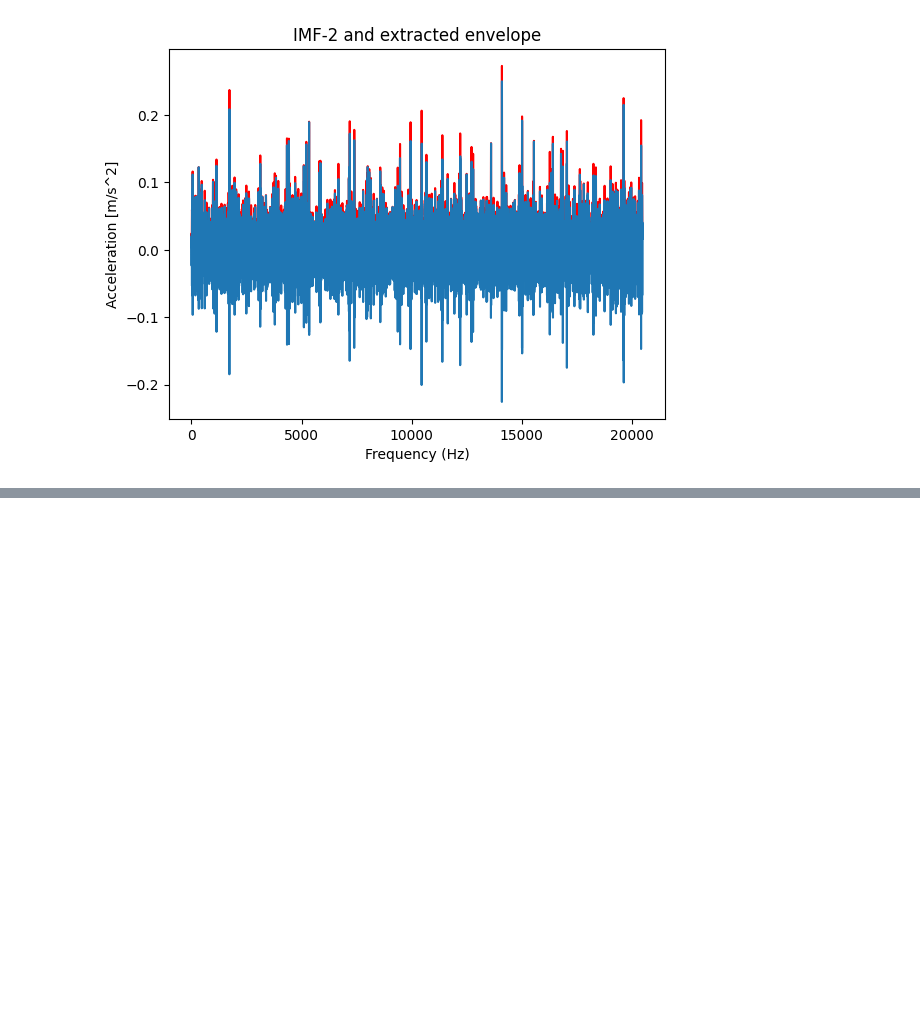
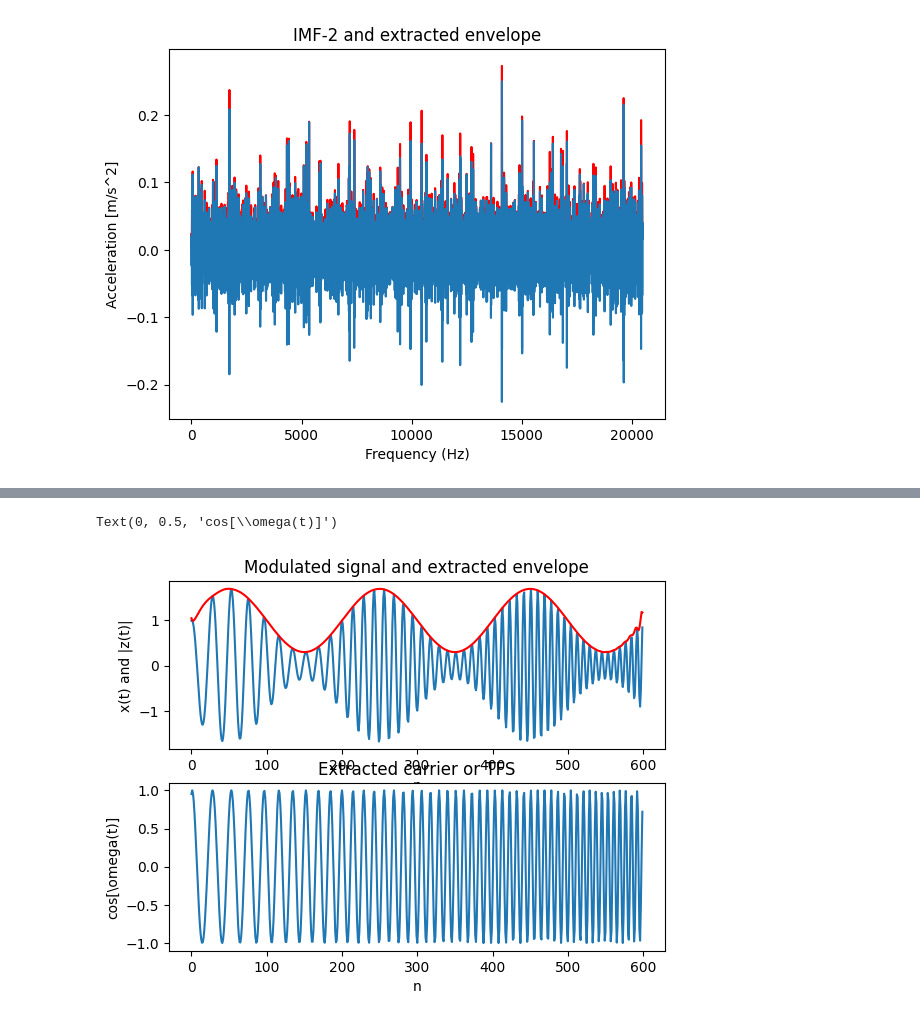
Before and after one commit to sjoerdgunneweg/RULPredictionOfBearings, a Jupyter notebook: HHTDemo.ipynb, the cells around one changed output, grey strips where cells are left out. Cells and saved outputs as stored; diff of their text form; code cells hidden in the pictures; blank space fills up the shorter version.

```diff
--- a/HHTDemo.ipynb
+++ b/HHTDemo.ipynb
@@ -69,0 +75,36 @@ plt.show()
+# %%
+import numpy as np
+from scipy.signal import hilbert, chirp
+import matplotlib.pyplot as plt
+
+fs = 600.0 #sampling frequency
+duration = 1.0 #duration of the signal
+t = np.arange(int(fs*duration)) / fs #time base
+
+a_t =  1.0 + 0.7 * np.sin(2.0*np.pi*3.0*t)#information signal
+c_t = chirp(t, 20.0, t[-1], 80) #chirp carrier
+x = a_t * c_t #modulated signal
+
+plt.subplot(2,1,1)
+plt.plot(x) #plot the modulated signal
+
+z= hilbert(x) #form the analytical signal
+inst_amplitude = np.abs(z) #envelope extraction
+inst_phase = np.unwrap(np.angle(z))#inst phase
+inst_freq = np.diff(inst_phase)/(2*np.pi)*fs #inst frequency
+
+#Regenerate the carrier from the instantaneous phase
+regenerated_carrier = np.cos(inst_phase)
+
+plt.plot(inst_amplitude,'r'); #overlay the extracted envelope
+plt.title('Modulated signal and extracted envelope')
+plt.xlabel('n')
+plt.ylabel('x(t) and |z(t)|')
+plt.subplot(2,1,2)
+plt.plot(regenerated_carrier)
+plt.title('Extracted carrier or TFS')
+plt.xlabel('n')
+plt.ylabel('cos[\omega(t)]')
+# %% [output]
+Text(0, 0.5, 'cos[\\omega(t)]')
+[figure, added]
```
Also changed, not shown: parts of 1 cell of this notebook, 4 other files.
